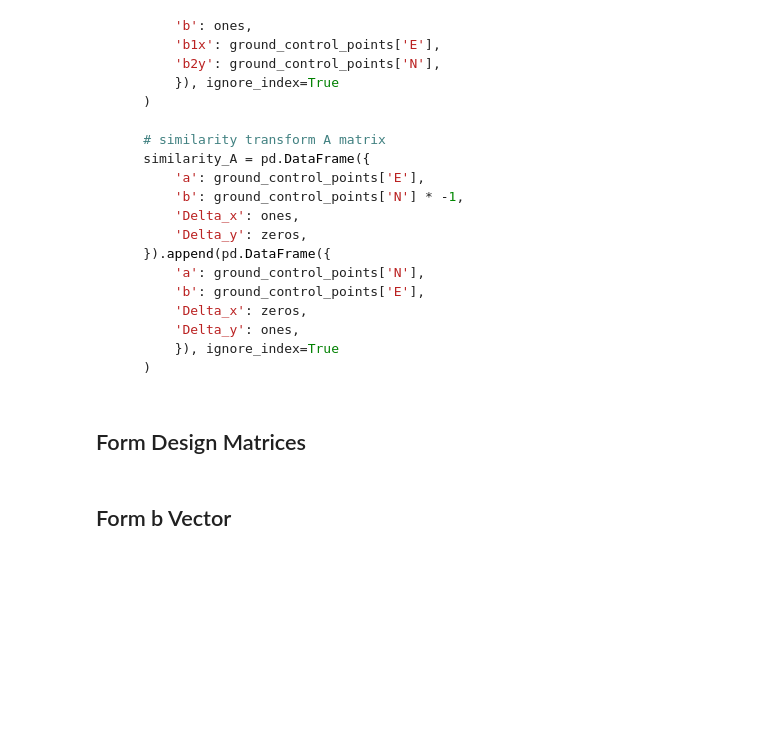
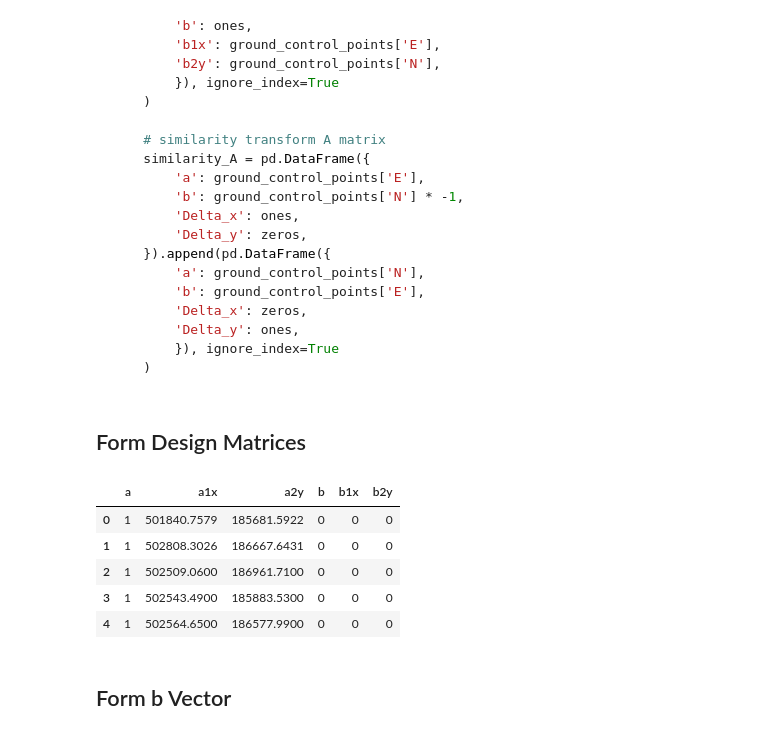
Before and after one commit to urschrei/linalg, a Jupyter notebook: notebooks/weighted_least_squares.ipynb, the cells around one changed output. Saved outputs shown, nothing was run; the diff lists cells and outputs as text; code cells hidden in the pictures; blank space fills up the shorter version.

Commit message:
Show affine design matrix

```diff
--- a/notebooks/weighted_least_squares.ipynb
+++ b/notebooks/weighted_least_squares.ipynb
@@ -146,11 +146,20 @@ Alternatively, we could form our design matrices manually, by appending DataFram
 # %%
 affine_A = pd.DataFrame(
     affine_dict(ground_control_points.as_matrix())
     )
 
 similarity_A = pd.DataFrame(
     similarity_dict(ground_control_points.as_matrix())
     )
+
+affine_A.head()
+# %% [output]
+|  | a | a1x | a2y | b | b1x | b2y |
+| 0 | 1 | 501840.7579 | 185681.5922 | 0 | 0 | 0 |
+| 1 | 1 | 502808.3026 | 186667.6431 | 0 | 0 | 0 |
+| 2 | 1 | 502509.0600 | 186961.7100 | 0 | 0 | 0 |
+| 3 | 1 | 502543.4900 | 185883.5300 | 0 | 0 | 0 |
+| 4 | 1 | 502564.6500 | 186577.9900 | 0 | 0 | 0 |
 # %% [markdown]
 ## Form b Vector
 # %%
```
Also changed, not shown: parts of 2 cells of this notebook.
